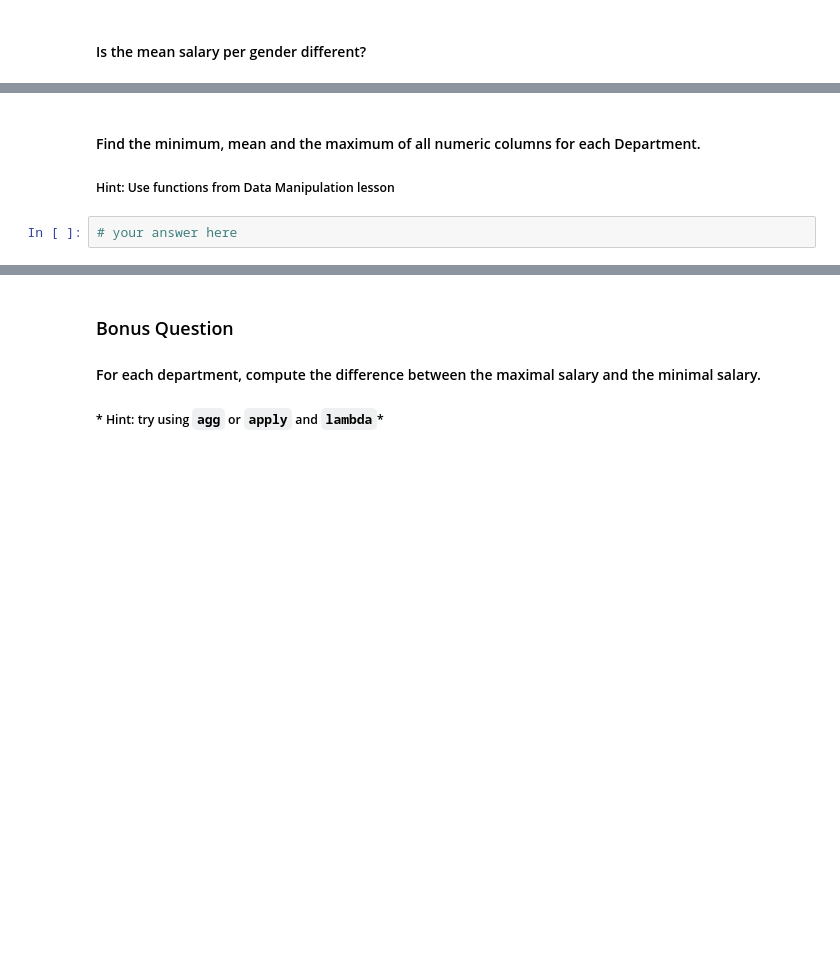
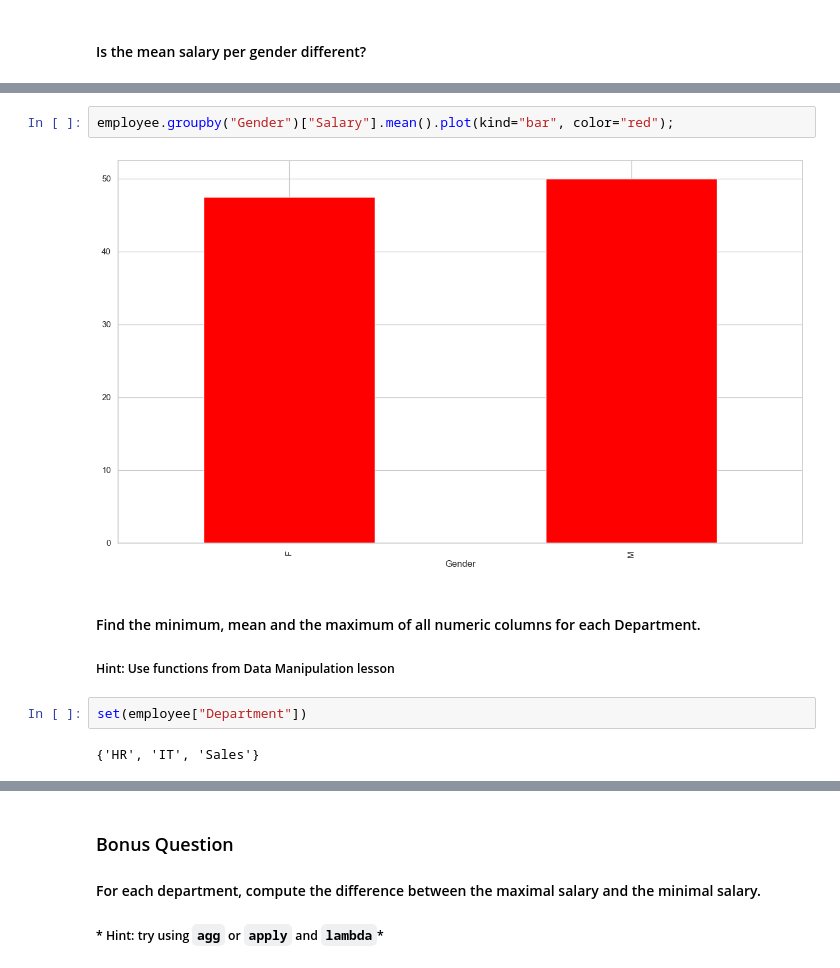
Before and after one commit to Ironhack-data-bcn-oct-2023/lab-descriptive-stats, a Jupyter notebook: your-code/main.ipynb, the cells around one changed output, grey strips where cells are left out. Drawn from its saved outputs; the diff is of its cells as text; blank space fills up the shorter version.

```diff
--- a/your-code/main.ipynb
+++ b/your-code/main.ipynb
@@ -258,6 +289,12 @@ employee.groupby("Title")["Salary"].mean().plot(kind="bar", color="red");
+# %%
+employee.groupby("Gender")["Salary"].mean().plot(kind="bar", color="red");
+# %% [output]
+[figure, added]
 # %% [markdown]
 #### Find the minimum, mean and the maximum of all numeric columns for each Department.
 
 ##### Hint: Use functions from Data Manipulation lesson
-# %%
-# your answer here
+# %%
+set(employee["Department"])
+# %% [output]
+{'HR', 'IT', 'Sales'}
```
Also changed, not shown: parts of 42 cells of this notebook.
